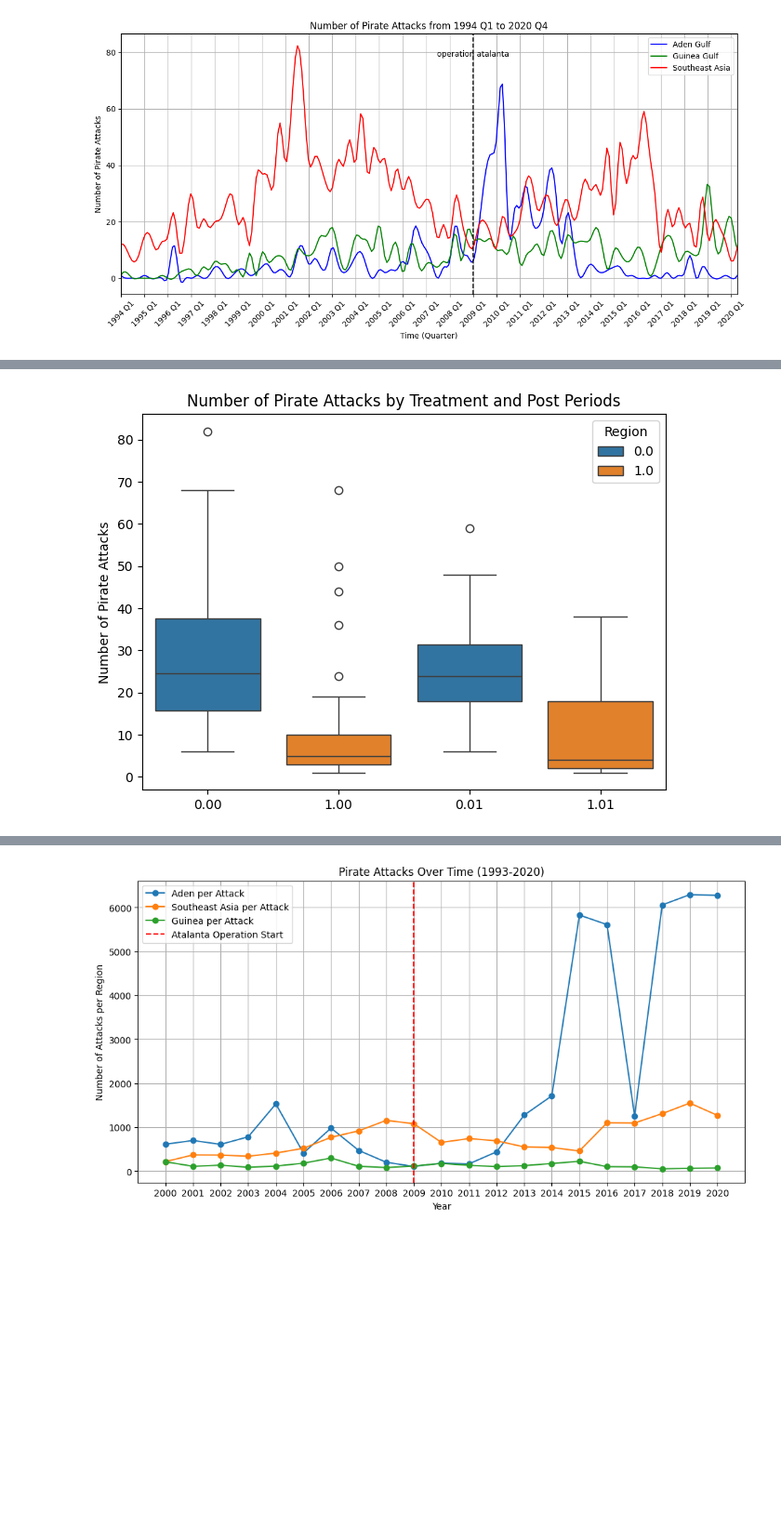
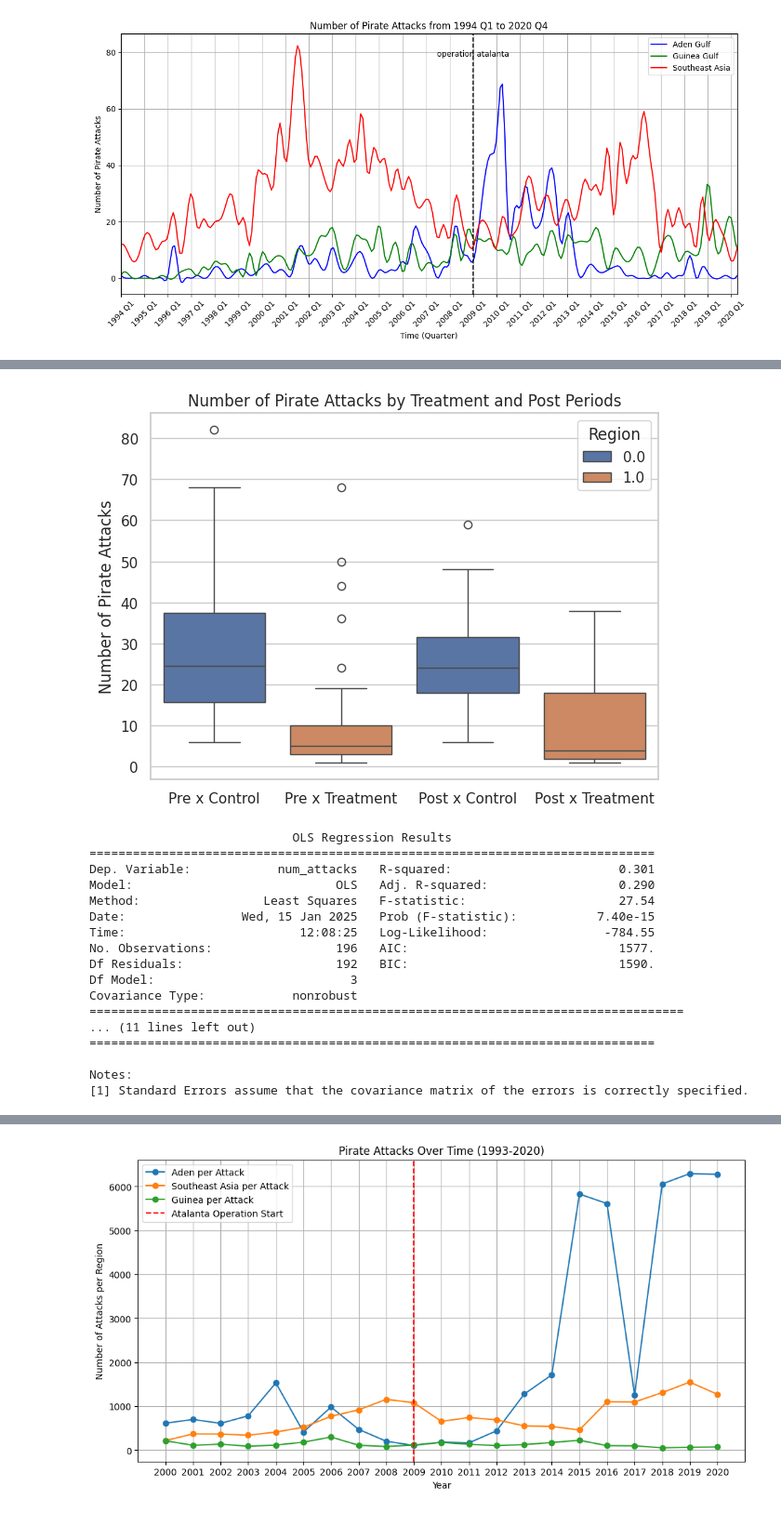
Before and after one commit to yuhengding1206/QM2-2024, a Jupyter notebook: W1_Python_Recap Copy.ipynb, the cells around one changed output, grey strips where cells are left out. Shown at 93% size. Drawn from its saved outputs; the diff is of its cells as text; code cells hidden in the pictures; blank space fills up the shorter version.

```diff
--- a/W1_Python_Recap Copy.ipynb
+++ b/W1_Python_Recap Copy.ipynb
@@ -1136,5 +1167,5 @@ Notes:
 # %%
-# Differences in differences analysis for Aden Gulf and Southeast Asia:
+# Differences in differences analysis for Aden Gulf and Southeast Asia: (Completed)
 
 import pandas as pd
 import requests
@@ -1183,15 +1214,23 @@ did_model = ols('num_attacks ~ post + treatment + post_treatment', data=agg_df).
 print(did_model.summary())
 
 # Visualize boxplot for pre and post periods by treatment group
+# The 'post' column was created in agg_df, not df.
+# Use agg_df to create the 'category' column.
 agg_df['category'] = agg_df['treatment'].astype(str) + agg_df['post'].astype(str)
-sns.boxplot(x='category', y='num_attacks', hue='treatment', data=agg_df).set_xticklabels
-['Pre x Control', 'Post x Control', 'Pre x Treatment', 'Post x Treatment']
+# Use agg_df for the boxplot data
+sns.boxplot(x='category', y='num_attacks', hue='treatment', data=agg_df).set_xticklabels(
+    ['Pre x Control', 'Pre x Treatment', 'Post x Control', 'Post x Treatment']
+)
 plt.title('Number of Pirate Attacks by Treatment and Post Periods')
 plt.xlabel('')
 plt.ylabel('Number of Pirate Attacks')
 plt.legend(title='Region')
 plt.tight_layout()
 plt.show()
+
+# The regression was using df instead of agg_df, which has 'post', 'treatment', 'post_treatment', and 'num_attacks'
+df_model = ols('num_attacks ~ post + treatment + post_treatment', data=agg_df).fit()
+print(df_model.summary())
 # %% [output]
                             OLS Regression Results
 ==============================================================================
@@ -1203,12 +1242,29 @@ Time:                        23:39:32   Log-Likelihood:                -784.55
 No. Observations:                 196   AIC:                             1577.
 Df Residuals:                     192   BIC:                             1590.
 Df Model:                           3
 Covariance Type:            nonrobust
 ==================================================================================
 ... (11 lines left out)
 ==============================================================================
 
 Notes:
 [1] Standard Errors assume that the covariance matrix of the errors is correctly specified.
-[figure, old version]
+[figure, new version]
+                            OLS Regression Results
+==============================================================================
+Dep. Variable:            num_attacks   R-squared:                       0.301
+Model:                            OLS   Adj. R-squared:                  0.290
+Method:                 Least Squares   F-statistic:                     27.54
+Date:                Wed, 15 Jan 2025   Prob (F-statistic):           7.40e-15
+Time:                        12:08:25   Log-Likelihood:                -784.55
+No. Observations:                 196   AIC:                             1577.
+Df Residuals:                     192   BIC:                             1590.
+Df Model:                           3
+Covariance Type:            nonrobust
+==================================================================================
+... (11 lines left out)
+==============================================================================
+
+Notes:
+[1] Standard Errors assume that the covariance matrix of the errors is correctly specified.
 # %%
```
Also changed, not shown: parts of 24 cells of this notebook.
